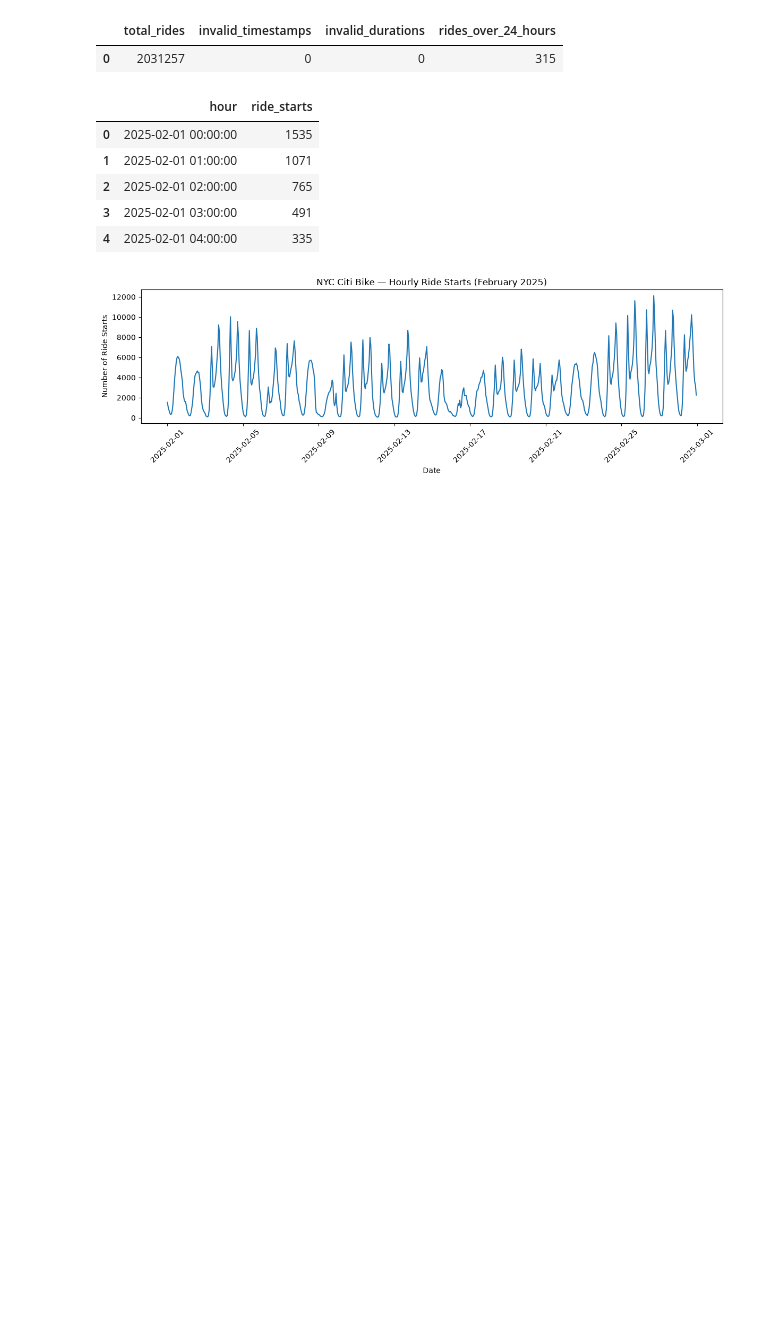
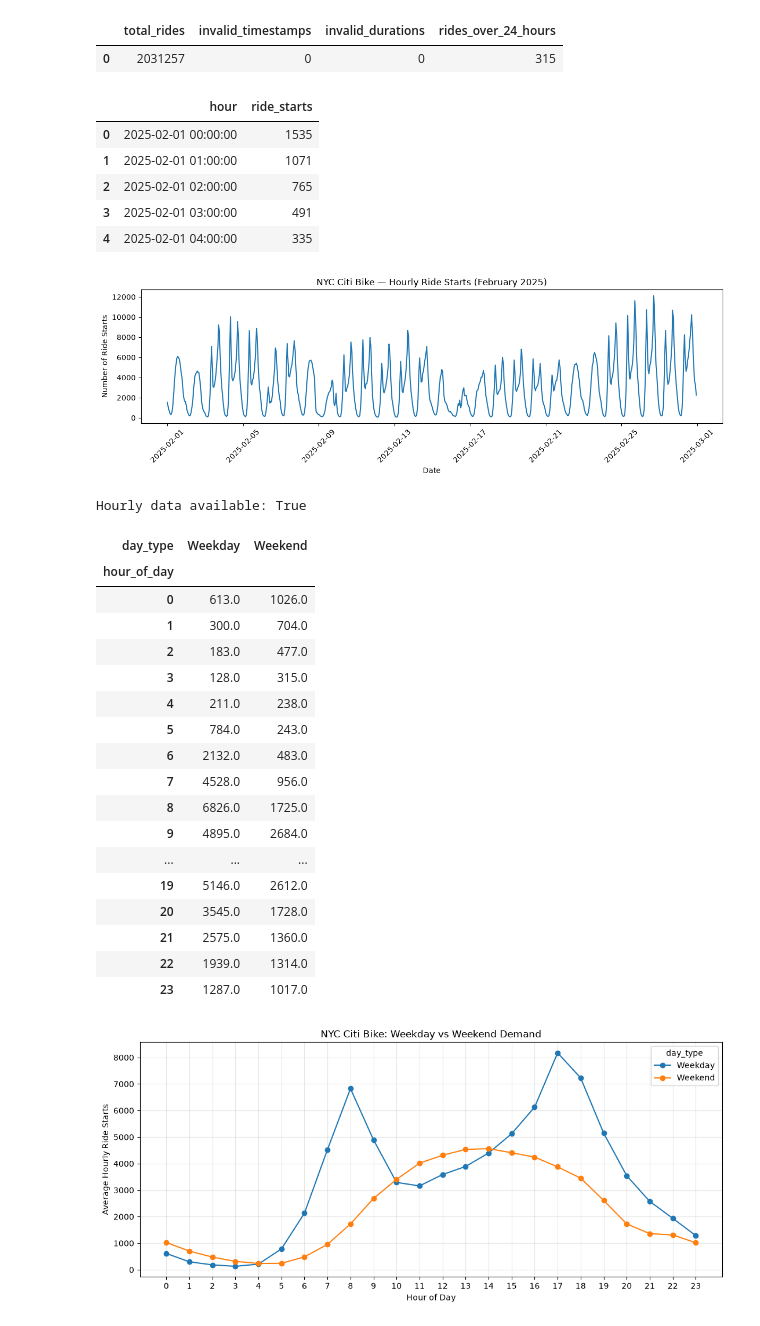
Before and after one commit to sanjeevani1193/CityPulse-AI, a Jupyter notebook: notebooks/01_data_exploration.ipynb, the cells around one changed output. Cells and saved outputs as stored; diff of their text form; code cells hidden in the pictures; blank space fills up the shorter version.

```diff
--- a/notebooks/01_data_exploration.ipynb
+++ b/notebooks/01_data_exploration.ipynb
@@ -269,3 +273,57 @@ plt.show()
 | 3 | 2025-02-01 03:00:00 | 491 |
 | 4 | 2025-02-01 04:00:00 | 335 |
 [figure]
+# %%
+print("Hourly data available:", "hourly_demand" in globals())
+# %% [output]
+Hourly data available: True
+# %%
+# Create a copy of our hourly dataset
+hourly = hourly_demand.copy()
+
+# Extract the hour of day (0-23)
+hourly["hour_of_day"] = hourly["hour"].dt.hour
+
+# Identify weekdays vs weekends
+hourly["day_type"] = hourly["hour"].dt.dayofweek.map(
+    lambda x: "Weekend" if x >= 5 else "Weekday"
+)
+
+# Calculate average demand by hour and day type
+avg_demand = hourly.groupby(
+    ["hour_of_day", "day_type"]
+)["ride_starts"].mean().unstack()
+
+# Display results
+display(avg_demand.round(0))
+
+# Visualize
+avg_demand.plot(figsize=(11, 5), marker="o")
+
+plt.title("NYC Citi Bike: Weekday vs Weekend Demand")
+plt.xlabel("Hour of Day")
+plt.ylabel("Average Hourly Ride Starts")
+plt.xticks(range(24))
+plt.grid(alpha=0.3)
+plt.tight_layout()
+plt.show()
+# %% [output]
+| day_type | Weekday | Weekend |
+| hour_of_day |  |  |
+| 0 | 613.0 | 1026.0 |
+| 1 | 300.0 | 704.0 |
+| 2 | 183.0 | 477.0 |
+| 3 | 128.0 | 315.0 |
+| 4 | 211.0 | 238.0 |
+| 5 | 784.0 | 243.0 |
+| 6 | 2132.0 | 483.0 |
+| 7 | 4528.0 | 956.0 |
+| 8 | 6826.0 | 1725.0 |
+| 9 | 4895.0 | 2684.0 |
+| ... | ... | ... |
+| 19 | 5146.0 | 2612.0 |
+| 20 | 3545.0 | 1728.0 |
+| 21 | 2575.0 | 1360.0 |
+| 22 | 1939.0 | 1314.0 |
+| 23 | 1287.0 | 1017.0 |
+[figure, added]
```
Also changed, not shown: parts of 6 cells of this notebook.
